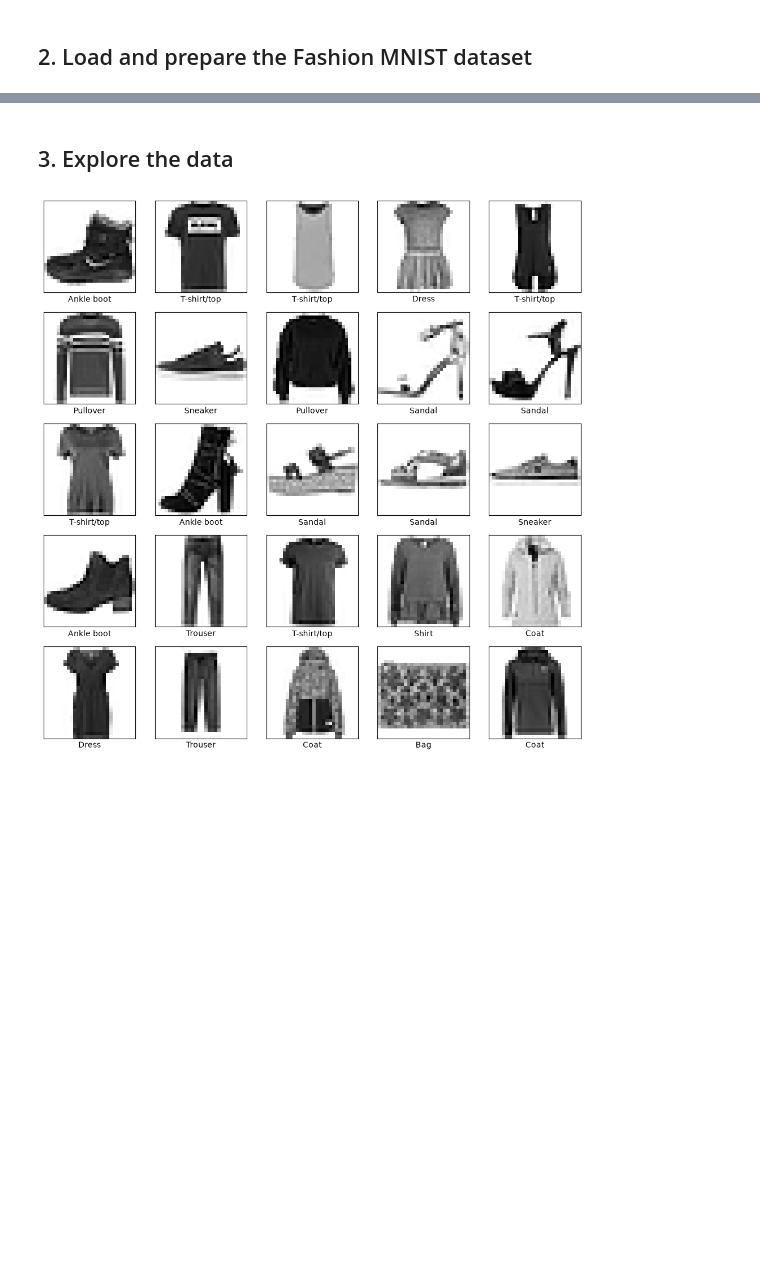
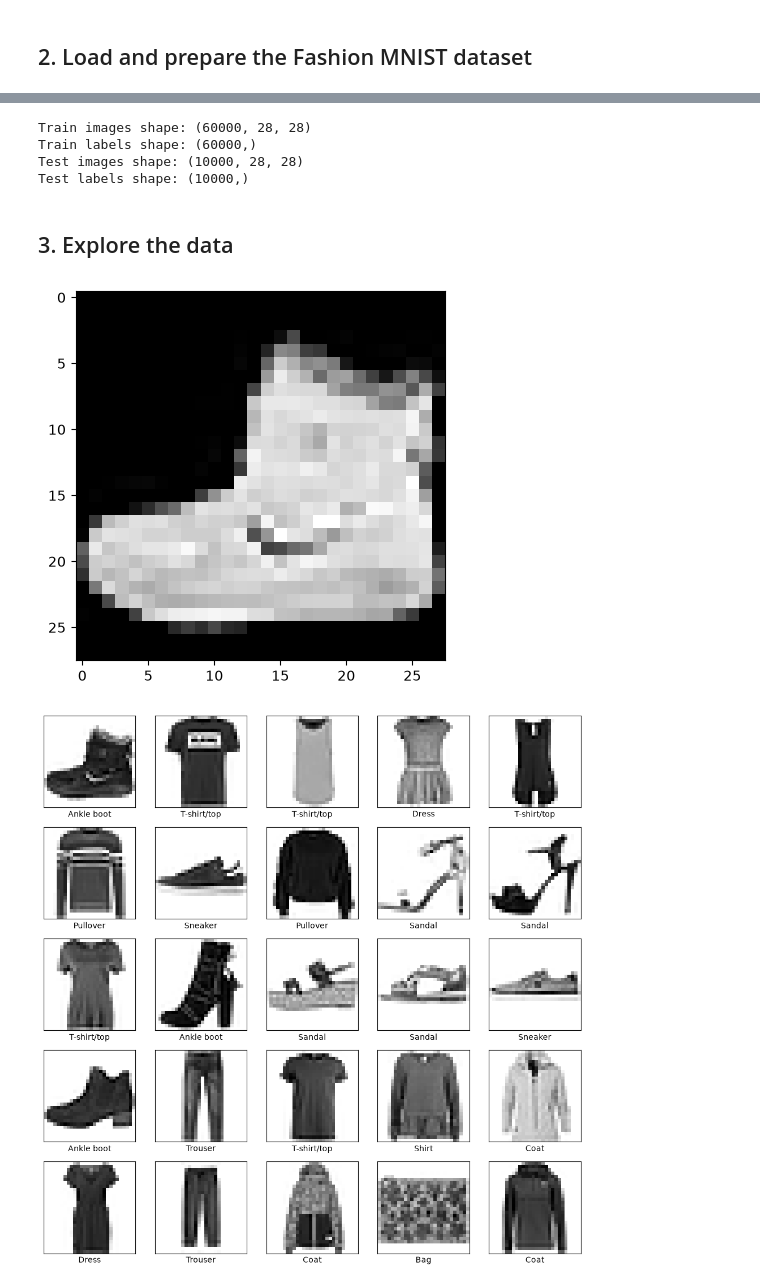
Before and after one commit to Moizah1/Deep-Learning-Projects, a Jupyter notebook: Fashion MNIST classifier/fashion_mnist_classifier.ipynb, the cells around one changed output, grey strips where cells are left out. Cells and saved outputs as stored; diff of their text form; code cells hidden in the pictures; blank space fills up the shorter version.

```diff
--- a/Fashion MNIST classifier/fashion_mnist_classifier.ipynb
+++ b/Fashion MNIST classifier/fashion_mnist_classifier.ipynb
@@ -43,3 +25,20 @@ Test labels shape: (10000,)
+# %%
+print("Train images shape:", train_images.shape)
+print("Train labels shape:", train_labels.shape)
+print("Test images shape:", test_images.shape)
+print("Test labels shape:", test_labels.shape)
+# %% [output]
+Train images shape: (60000, 28, 28)
+Train labels shape: (60000,)
+Test images shape: (10000, 28, 28)
+Test labels shape: (10000,)
 # %% [markdown]
 ## 3. Explore the data
+# %%
+
+# Display an image from the dataset
+plt.imshow(train_images[0], cmap='gray')
+plt.show()
+# %% [output]
+[figure, added]
 # %%
```
Also changed, not shown: parts of 8 cells of this notebook.
